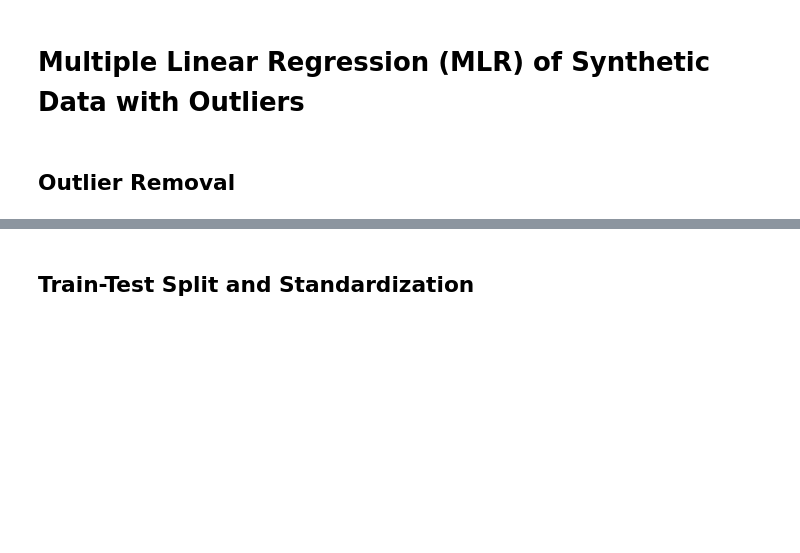
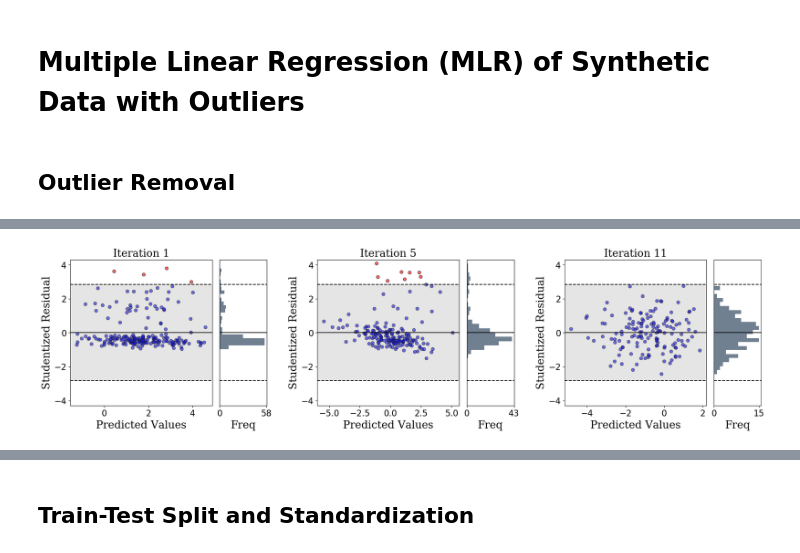
Before and after one commit to Kons-5/IST-AAut, a Jupyter notebook: Project/Submission1/scripts/ML_Submission1.ipynb, the cells around one changed output, grey strips where cells are left out. Saved outputs shown, nothing was run; the diff lists cells and outputs as text; code cells hidden in the pictures; blank space fills up the shorter version.

```diff
--- a/Project/Submission1/scripts/ML_Submission1.ipynb
+++ b/Project/Submission1/scripts/ML_Submission1.ipynb
@@ -2,7 +2,9 @@
 # Multiple Linear Regression (MLR) of Synthetic Data with Outliers
 # %%
 # Essential packages
+from matplotlib.gridspec import GridSpec
 import matplotlib.pyplot as plt
+from matplotlib import rc
 import pandas as pd
 import numpy as np
 
@@ -19,8 +21,8 @@ from sklearn.preprocessing import StandardScaler
 from sklearn.svm import SVR
 
 # Load data
-X_train = np.load("./data/X_train.npy")
-y_train = np.load("./data/y_train.npy")
+X_train = np.load("../data/X_train.npy")
+y_train = np.load("../data/y_train.npy")
 # %% [markdown]
 ## Outlier Removal
 # %%
@@ -55,7 +57,7 @@ def CreateOutlierRemovalPlots(sse_list, outliers_removed_list, residuals_list):
     axes = axes.ravel() # Flatten the axes array to make it easier to index
 
     # Iterate over each iteration and plot the residuals
-    for i, residuals in enumerate(residuals_list):
+    for i in enumerate(residuals_list):
         axes[i].hist(residuals, bins=50, alpha=0.7, label=f"Iteration {i+1}")
         axes[i].set_title(f"Iteration {i+1}")
         axes[i].set_xlabel("Studentized Residuals")
@@ -82,21 +84,31 @@ def ScatterPlot(mask, y_train):
 
     return
 
-def IterativeOutlierRemoval(X, y, threshold=3.1, max_iterations=20, tol=0.01):
+
+def IterativeOutlierRemoval(X, y, threshold=2.839, desired_iterations=[1, 5, 11], tol=0.01):
+    # Add constant for the intercept
     X_with_const = sm.add_constant(X)
-
     previous_sse = float('inf')
 
+    # Lists to track metrics for each iteration
     sse_list = []
     tot_outliers = []
     residuals_list = []
     outliers_removed_list = []
-    X_train_outliers = []
-    y_train_outliers = []
 
     iteration = 0
 
-    while iteration < max_iterations:
+    num_desired_iterations = len(desired_iterations)
+
+    # Plot Setup
+    total_cols = 3 * num_desired_iterations
+    fig = plt.figure(figsize=(25, 5))
+
+    # Create GridSpec with columns for scatter plots and histograms
+    gs = GridSpec(1, total_cols, width_ratios=[3, 1, 0.75] * num_desired_iterations)  # The 3rd value (0.3) is space between blocks
+    plt.subplots_adjust(wspace=0.1)
+
+    while True:
         # Fit the linear regression model
         model = sm.OLS(y, X_with_const).fit()
 
@@ -110,15 +122,63 @@ def IterativeOutlierRemoval(X, y, threshold=3.1, max_iterations=20, tol=0.01):
         tot_outliers.append(num_outliers)
         print(f"Iteration {iteration + 1}: Detected {num_outliers} outliers.")
 
-        # ScatterPlot(outliers, studentized_residuals)
+        # Plot the specified iterations in each subplot
+        if iteration + 1 in desired_iterations:
+            # Get the index of the subplot corresponding to this iteration
+            plot_index = desired_iterations.index(iteration + 1)
+
+            # Create scatter plot in the left axis of each iteration (we skip the spacer column)
+            ax_scatter = fig.add_subplot(gs[0, 3 * plot_index])
+            ax_scatter.scatter(model.fittedvalues, studentized_residuals,
+                               c=['red' if outlier else 'blue' for outlier in outliers],
+                               alpha=0.6, edgecolor='k')
+
+            # Shadow inside the region of confidence
+            ax_scatter.axhspan(-threshold, threshold, facecolor='grey', alpha=0.2)
+
+            # Threshold and baseline lines
+            ax_scatter.axhline(y=0, linestyle='-', color='black')
+            ax_scatter.axhline(y=threshold, linestyle='--', color='black')
+            ax_scatter.axhline(y=-threshold, linestyle='--', color='black')
+            ax_scatter.set_ylim(-4.3, 4.3)
+
+            # Explicity-ticks
+            y_ticks = np.arange(-4, 5, 2)
+            ax_scatter.set_yticks(y_ticks)
+
+            ax_scatter.xaxis.set_tick_params(labelsize=16)
+            ax_scatter.yaxis.set_tick_params(labelsize=16)
+
+            # Font customization
+            ax_scatter.set_xlabel("Predicted Values", fontsize=20, family='DejaVu Serif')
+            ax_scatter.set_ylabel("Studentized Residual", fontsize=20, family='DejaVu Serif')
+            ax_scatter.set_title(f"Iteration {iteration + 1}", fontsize=20, family='DejaVu Serif')
+
+            # Create Histogram plot (next to scatter, no space in between)
+            ax_hist = fig.add_subplot(gs[0, 3 * plot_index + 1])
+            ax_hist.hist(studentized_residuals, bins=22, orientation='horizontal', color='slategrey', alpha=1)
+            ax_hist.axhline(y=threshold, linestyle='--', color='black')
+            ax_hist.axhline(y=-threshold, linestyle='--', color='black')
+            ax_hist.axhline(y=0, linestyle='-', color='black')
+            ax_hist.set_ylim(-4.3, 4.3)
+
+            # Font customization
+            ax_hist.set_xlabel("Freq", fontsize=20, family='DejaVu Serif')
+
+            # Set x-ticks for the histogram: 0 and the maximum value
+            xlim = ax_hist.get_xlim()
+            ax_hist.set_xticks([int(0), int(xlim[1])])
+
+            # Remove y-ticks completely from the histogram
+            ax_hist.set_yticks([])
+            ax_hist.xaxis.set_tick_params(labelsize=16)
+
+            # Tighten the layout between scatter plot and histogram
+            ax_hist.set_xlim([0, ax_hist.get_xlim()[1]])
 
         if num_outliers == 0:
             print("No more outliers detected. Stopping.")
             break
-
-        # Store outliers in vectors
-        # X_train_outliers.append(X_with_const[outliers, 1:])
-        # y_train_outliers.append(y[outliers])
 
         # Store metrics for plotting
         sse = np.sum((y - model.fittedvalues) ** 2)
@@ -141,12 +201,10 @@ def IterativeOutlierRemoval(X, y, threshold=3.1, max_iterations=20, tol=0.01):
         previous_sse = sse  # Update SSE for the next iteration
         iteration += 1
 
-    # CreateOutlierRemovalPlots(sse_list, outliers_removed_list, residuals_list)
+    plt.savefig('OutlierRemoval.pdf', bbox_inches='tight')
+    plt.show()
 
-    # Return the cleaned dataset and outliers
-    # X_train_outliers = np.vstack(X_train_outliers)
-    # y_train_outliers = np.hstack(y_train_outliers)
-    X_train_cleaned = X_with_const[:, 1:]
+    X_train_cleaned = X_with_const[:, 1:]  # Remove the constant column for final dataset
     y_train_cleaned = y
     print(f"Deleted a total of {np.sum(tot_outliers)} outliers.")
 
@@ -154,3 +212,4 @@ def IterativeOutlierRemoval(X, y, threshold=3.1, max_iterations=20, tol=0.01):
 
 # Perform outlier removal
 X_train_cleaned, y_train_cleaned = IterativeOutlierRemoval(X_train, y_train)
+# %% [output]
@@ -156,0 +228 @@ X_train_cleaned, y_train_cleaned = IterativeOutlierRemoval(X_train, y_train)
+[figure, added]
```
Also changed, not shown: parts of 3 cells of this notebook, 12 other files.
